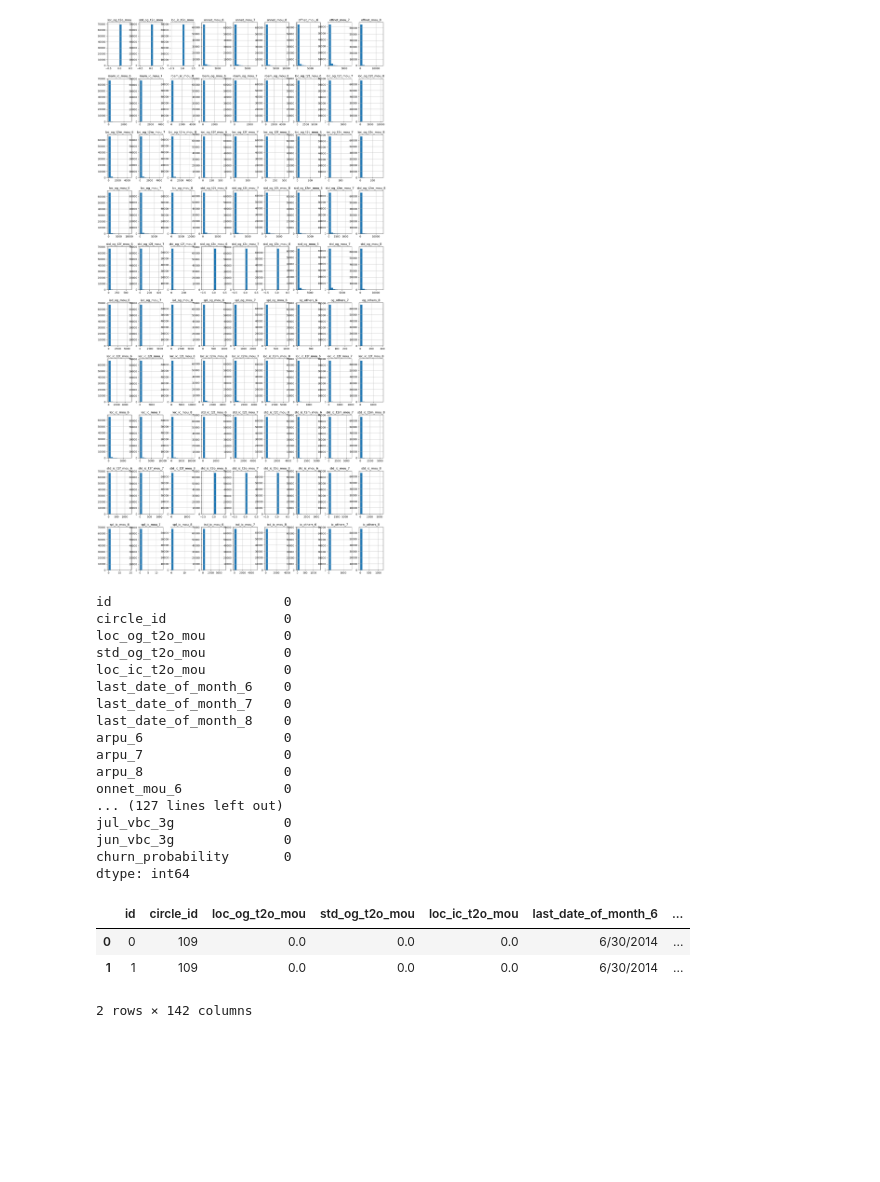
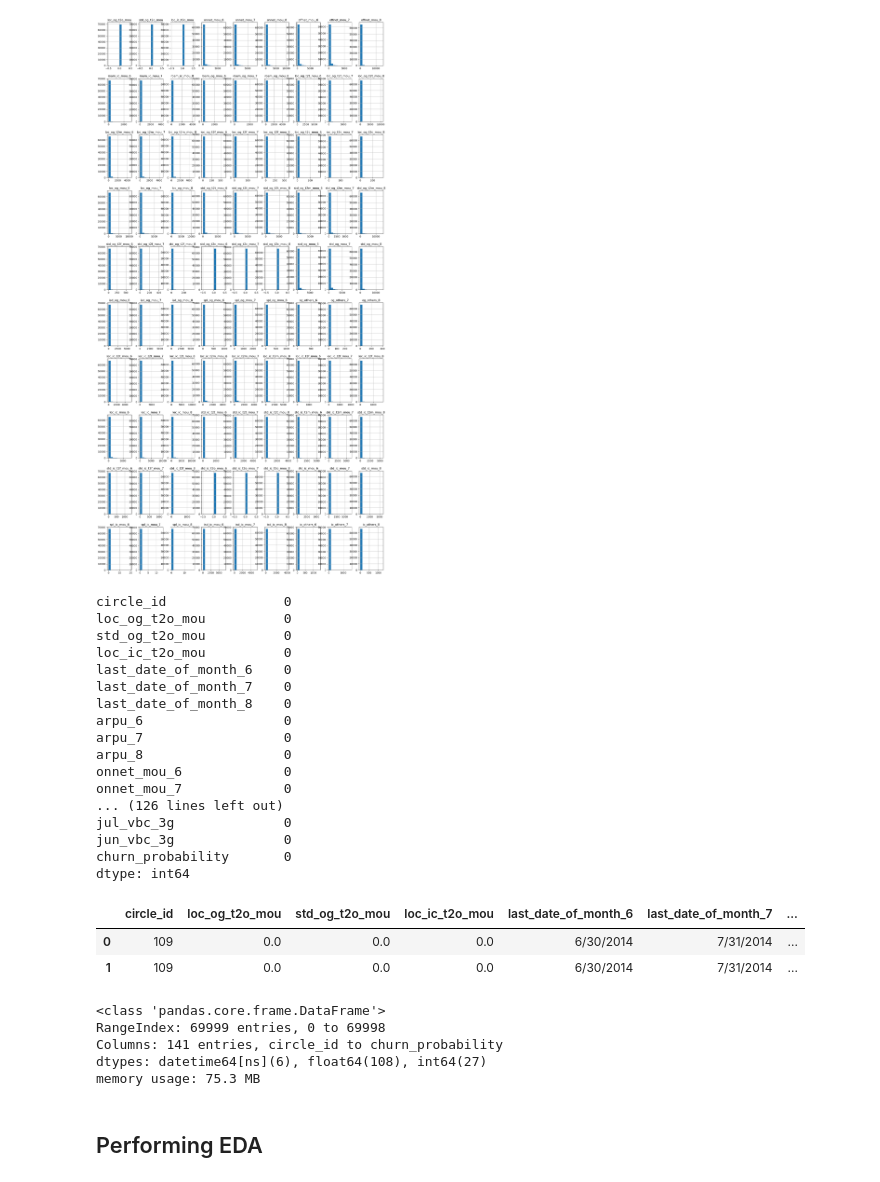
Before and after one commit to hargurjeet/Telecom-Churn-Prediction, a Jupyter notebook: telecom-churn-predictions.ipynb, the cells around one changed output. Saved outputs shown, nothing was run; the diff lists cells and outputs as text; code cells hidden in the pictures; blank space fills up the shorter version.

Commit message:
Kaggle Notebook | Telecom Churn Predictions | Version 6 | Basic EDA started

```diff
--- a/telecom-churn-predictions.ipynb
+++ b/telecom-churn-predictions.ipynb
@@ -124,7 +124,10 @@ missing_cols =[
 ]
 
 ## dropping these columns from the original dataset to make it suitable for EDA
+tc_train =tc_train.drop(labels=missing_cols, axis=1).copy()
 
-tc_train =tc_train.drop(labels=missing_cols, axis=1).copy()
+## removing id columns as well
+tc_train =tc_train.drop(labels='id', axis=1).copy()
+
 tc_train.shape
 # %% [output]
@@ -163,9 +166,9 @@ tc_train[cols_nulls].hist(figsize=(20,40));
 # %%
 # most of the above columns are heavly skewed towards 0. Hence replacing nulls by zero
 tc_train[cols_nulls] = tc_train[cols_nulls].fillna(0)
+
 tc_train.isnull().sum()
 # %% [output]
-id                      0
 circle_id               0
 loc_og_t2o_mou          0
 std_og_t2o_mou          0
@@ -177,15 +180,26 @@ arpu_6                  0
 arpu_7                  0
 arpu_8                  0
 onnet_mou_6             0
-... (127 lines left out)
+onnet_mou_7             0
+... (126 lines left out)
 jul_vbc_3g              0
 jun_vbc_3g              0
 churn_probability       0
 dtype: int64
-# %%
-tc_train.head(2)
-# %% [output]
-|  | id | circle_id | loc_og_t2o_mou | std_og_t2o_mou | loc_ic_t2o_mou | last_date_of_month_6 | ... |
-| 0 | 0 | 109 | 0.0 | 0.0 | 0.0 | 6/30/2014 | ... |
-| 1 | 1 | 109 | 0.0 | 0.0 | 0.0 | 6/30/2014 | ... |
-2 rows × 142 columns
+# %%
+pd.set_option('display.max_columns', None)
+tc_train.head(2)
+# %% [output]
+|  | circle_id | loc_og_t2o_mou | std_og_t2o_mou | loc_ic_t2o_mou | last_date_of_month_6 | last_date_of_month_7 | ... |
+| 0 | 109 | 0.0 | 0.0 | 0.0 | 6/30/2014 | 7/31/2014 | ... |
+| 1 | 109 | 0.0 | 0.0 | 0.0 | 6/30/2014 | 7/31/2014 | ... |
+# %%
+tc_train.info()
+# %% [output]
+<class 'pandas.core.frame.DataFrame'>
+RangeIndex: 69999 entries, 0 to 69998
+Columns: 141 entries, circle_id to churn_probability
+dtypes: datetime64[ns](6), float64(108), int64(27)
+memory usage: 75.3 MB
+# %% [markdown]
+## Performing EDA
```
Also changed, not shown: parts of 6 cells of this notebook.
